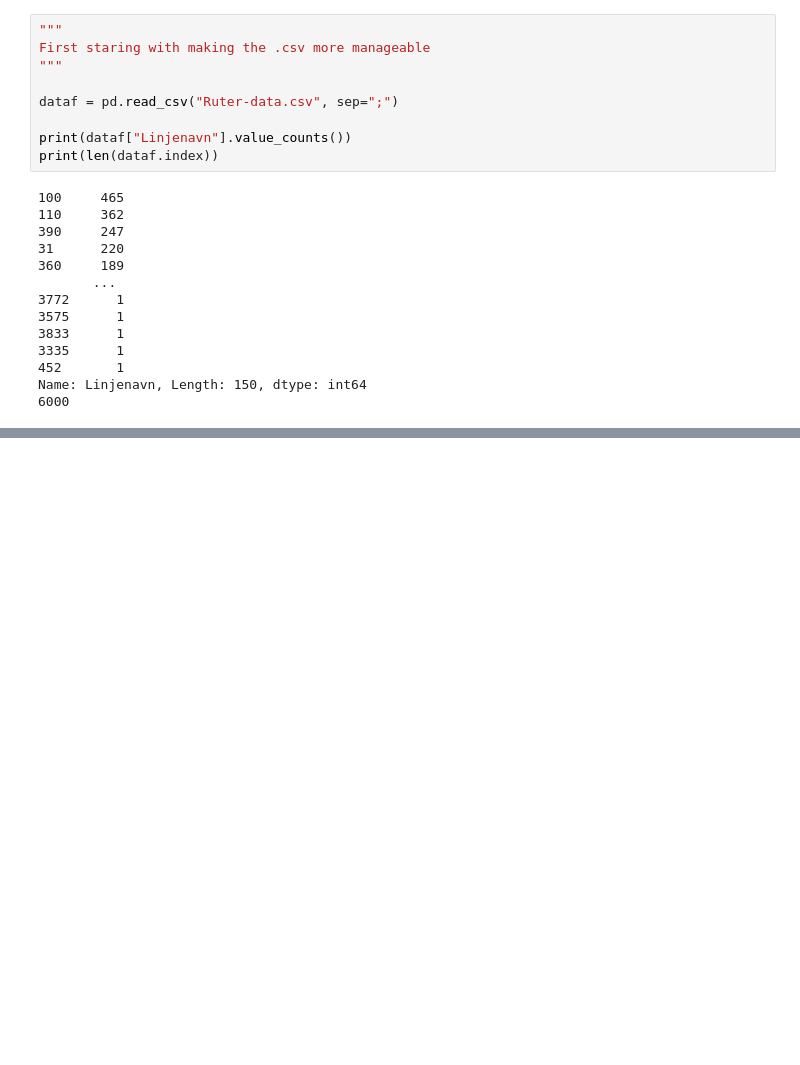
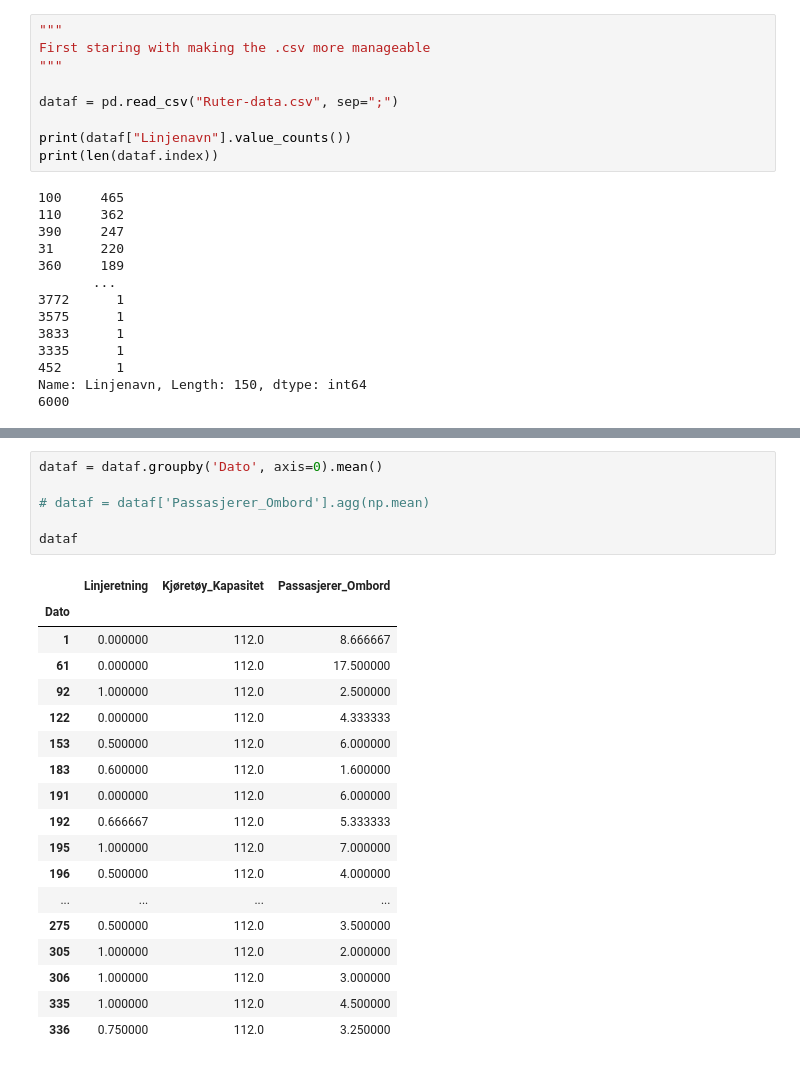
Before and after one commit to ulsin/ai-oblig-2, a Jupyter notebook: oblig2.ipynb, the cells around one changed output, grey strips where cells are left out. Drawn from its saved outputs; the diff is of its cells as text; blank space fills up the shorter version.

```diff
--- a/oblig2.ipynb
+++ b/oblig2.ipynb
@@ -126,0 +167,25 @@ dataf.head(1)
+# %%
+dataf = dataf.groupby('Dato', axis=0).mean()
+
+# dataf = dataf['Passasjerer_Ombord'].agg(np.mean)
+
+dataf
+# %% [output]
+|  | Linjeretning | Kjøretøy_Kapasitet | Passasjerer_Ombord |
+| Dato |  |  |  |
+| 1 | 0.000000 | 112.0 | 8.666667 |
+| 61 | 0.000000 | 112.0 | 17.500000 |
+| 92 | 1.000000 | 112.0 | 2.500000 |
+| 122 | 0.000000 | 112.0 | 4.333333 |
+| 153 | 0.500000 | 112.0 | 6.000000 |
+| 183 | 0.600000 | 112.0 | 1.600000 |
+| 191 | 0.000000 | 112.0 | 6.000000 |
+| 192 | 0.666667 | 112.0 | 5.333333 |
+| 195 | 1.000000 | 112.0 | 7.000000 |
+| 196 | 0.500000 | 112.0 | 4.000000 |
+| ... | ... | ... | ... |
+| 275 | 0.500000 | 112.0 | 3.500000 |
+| 305 | 1.000000 | 112.0 | 2.000000 |
+| 306 | 1.000000 | 112.0 | 3.000000 |
+| 335 | 1.000000 | 112.0 | 4.500000 |
+| 336 | 0.750000 | 112.0 | 3.250000 |
```
Also changed, not shown: parts of 8 cells of this notebook.
